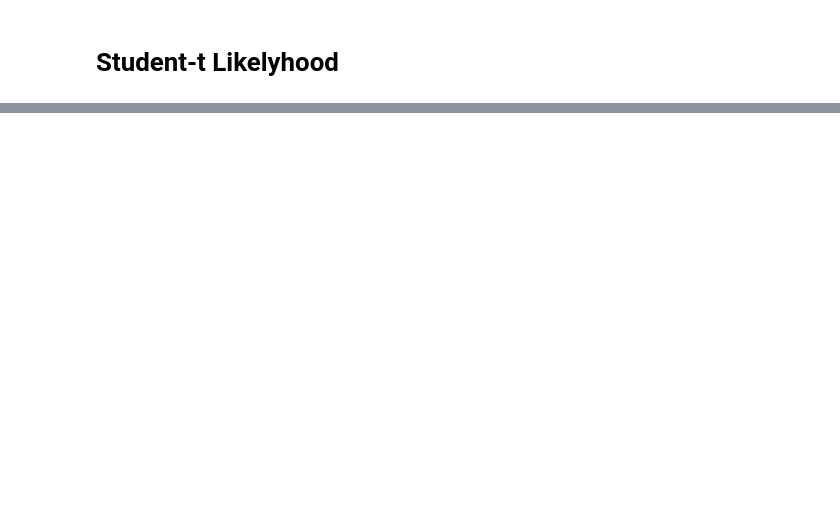
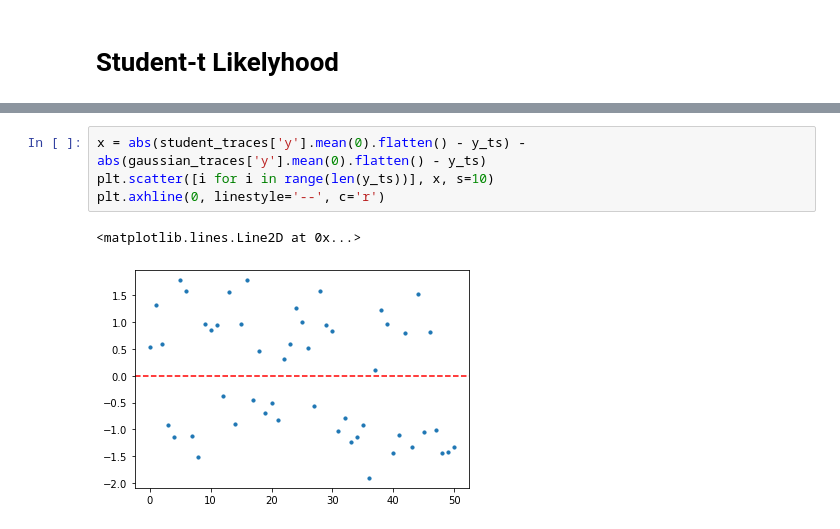
Before and after one commit to vb690/bayesian_ANN, a Jupyter notebook: gaussian_student_regression.ipynb, the cells around one changed output, grey strips where cells are left out. Drawn from its saved outputs; the diff is of its cells as text; blank space fills up the shorter version.

```diff
--- a/gaussian_student_regression.ipynb
+++ b/gaussian_student_regression.ipynb
@@ -70,0 +95,7 @@ student_traces = student_perceptron.predict(
+# %%
+x = abs(student_traces['y'].mean(0).flatten() - y_ts) - abs(gaussian_traces['y'].mean(0).flatten() - y_ts)
+plt.scatter([i for i in range(len(y_ts))], x, s=10)
+plt.axhline(0, linestyle='--', c='r')
+# %% [output]
+<matplotlib.lines.Line2D at 0x...>
+[figure, added]
```
Also changed, not shown: parts of 7 cells of this notebook, 3 other files.
